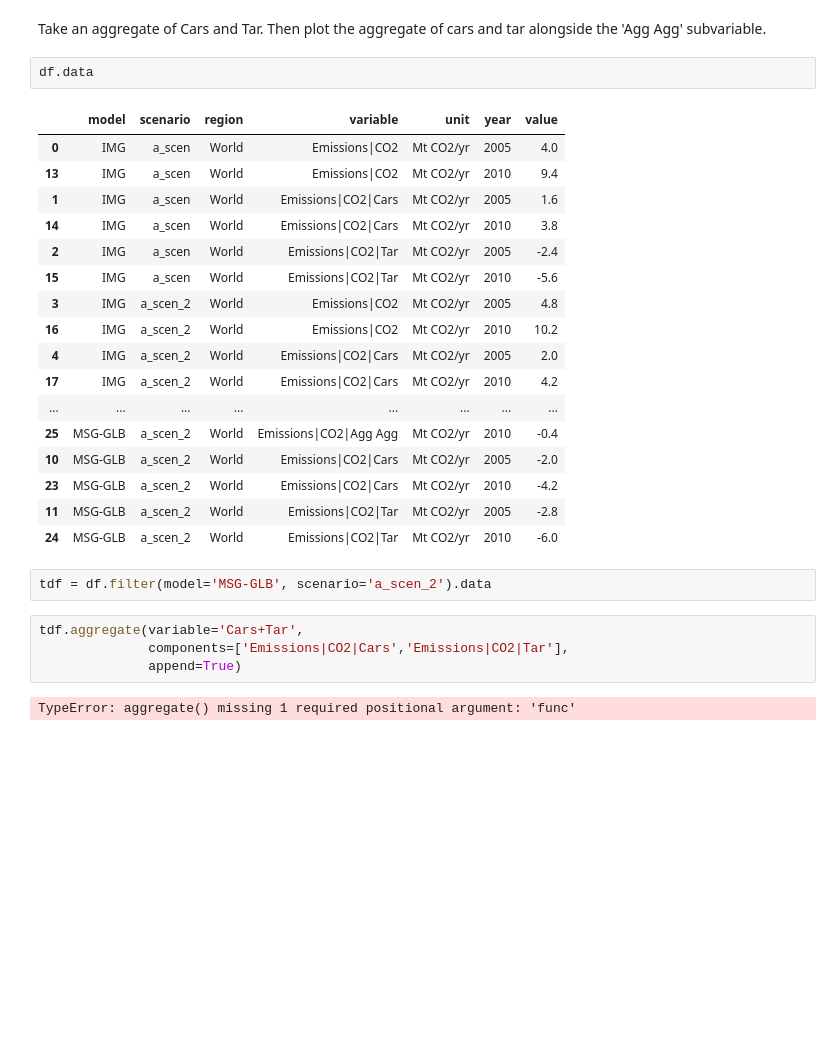
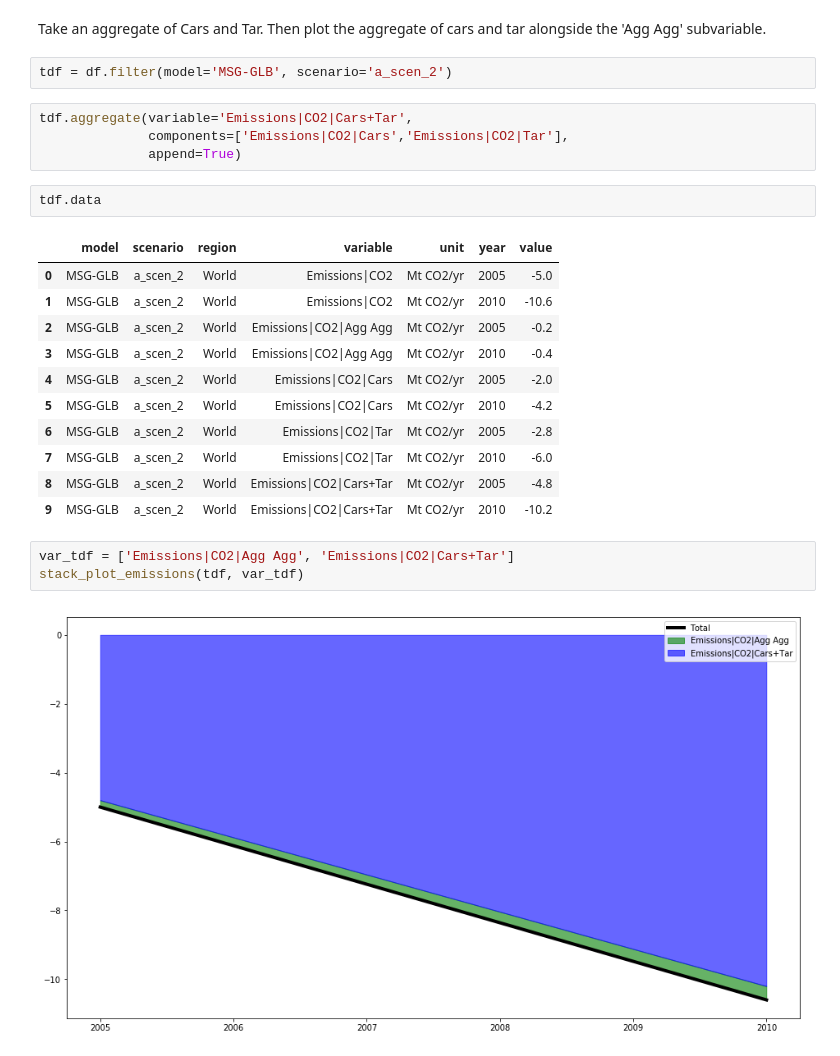
Before and after one commit to IAMconsortium/pyam, a Jupyter notebook: doc/source/tutorials/plot_aggregated_variables.ipynb, the cells around one changed output. Drawn from its saved outputs; the diff is of its cells as text; blank space fills up the shorter version.

Commit message:
Changes to plot_agg_var notebook

```diff
--- a/doc/source/tutorials/plot_aggregated_variables.ipynb
+++ b/doc/source/tutorials/plot_aggregated_variables.ipynb
@@ -250,30 +220,27 @@ stack_plot_emissions(sdf, sdf.variables())
 # %% [markdown]
 Take an aggregate of Cars and Tar. Then plot the aggregate of cars and tar alongside the 'Agg Agg' subvariable.
+# %%
+tdf = df.filter(model='MSG-GLB', scenario='a_scen_2')
+# %%
+tdf.aggregate(variable='Emissions|CO2|Cars+Tar',
+              components=['Emissions|CO2|Cars','Emissions|CO2|Tar'],
+              append=True)
 # %%
-df.data
+tdf.data
 # %% [output]
 |  | model | scenario | region | variable | unit | year | value |
-| 0 | IMG | a_scen | World | Emissions|CO2 | Mt CO2/yr | 2005 | 4.0 |
-| 13 | IMG | a_scen | World | Emissions|CO2 | Mt CO2/yr | 2010 | 9.4 |
-| 1 | IMG | a_scen | World | Emissions|CO2|Cars | Mt CO2/yr | 2005 | 1.6 |
-| 14 | IMG | a_scen | World | Emissions|CO2|Cars | Mt CO2/yr | 2010 | 3.8 |
-| 2 | IMG | a_scen | World | Emissions|CO2|Tar | Mt CO2/yr | 2005 | -2.4 |
-| 15 | IMG | a_scen | World | Emissions|CO2|Tar | Mt CO2/yr | 2010 | -5.6 |
-| 3 | IMG | a_scen_2 | World | Emissions|CO2 | Mt CO2/yr | 2005 | 4.8 |
-| 16 | IMG | a_scen_2 | World | Emissions|CO2 | Mt CO2/yr | 2010 | 10.2 |
-| 4 | IMG | a_scen_2 | World | Emissions|CO2|Cars | Mt CO2/yr | 2005 | 2.0 |
-| 17 | IMG | a_scen_2 | World | Emissions|CO2|Cars | Mt CO2/yr | 2010 | 4.2 |
-| ... | ... | ... | ... | ... | ... | ... | ... |
-| 25 | MSG-GLB | a_scen_2 | World | Emissions|CO2|Agg Agg | Mt CO2/yr | 2010 | -0.4 |
-| 10 | MSG-GLB | a_scen_2 | World | Emissions|CO2|Cars | Mt CO2/yr | 2005 | -2.0 |
-| 23 | MSG-GLB | a_scen_2 | World | Emissions|CO2|Cars | Mt CO2/yr | 2010 | -4.2 |
-| 11 | MSG-GLB | a_scen_2 | World | Emissions|CO2|Tar | Mt CO2/yr | 2005 | -2.8 |
-| 24 | MSG-GLB | a_scen_2 | World | Emissions|CO2|Tar | Mt CO2/yr | 2010 | -6.0 |
+| 0 | MSG-GLB | a_scen_2 | World | Emissions|CO2 | Mt CO2/yr | 2005 | -5.0 |
+| 1 | MSG-GLB | a_scen_2 | World | Emissions|CO2 | Mt CO2/yr | 2010 | -10.6 |
+| 2 | MSG-GLB | a_scen_2 | World | Emissions|CO2|Agg Agg | Mt CO2/yr | 2005 | -0.2 |
+| 3 | MSG-GLB | a_scen_2 | World | Emissions|CO2|Agg Agg | Mt CO2/yr | 2010 | -0.4 |
+| 4 | MSG-GLB | a_scen_2 | World | Emissions|CO2|Cars | Mt CO2/yr | 2005 | -2.0 |
+| 5 | MSG-GLB | a_scen_2 | World | Emissions|CO2|Cars | Mt CO2/yr | 2010 | -4.2 |
+| 6 | MSG-GLB | a_scen_2 | World | Emissions|CO2|Tar | Mt CO2/yr | 2005 | -2.8 |
+| 7 | MSG-GLB | a_scen_2 | World | Emissions|CO2|Tar | Mt CO2/yr | 2010 | -6.0 |
+| 8 | MSG-GLB | a_scen_2 | World | Emissions|CO2|Cars+Tar | Mt CO2/yr | 2005 | -4.8 |
+| 9 | MSG-GLB | a_scen_2 | World | Emissions|CO2|Cars+Tar | Mt CO2/yr | 2010 | -10.2 |
-# %%
-tdf = df.filter(model='MSG-GLB', scenario='a_scen_2').data
-# %%
-tdf.aggregate(variable='Cars+Tar',
-              components=['Emissions|CO2|Cars','Emissions|CO2|Tar'],
-              append=True)
-# %% [output]
-TypeError: aggregate() missing 1 required positional argument: 'func'
+# %%
+var_tdf = ['Emissions|CO2|Agg Agg', 'Emissions|CO2|Cars+Tar']
+stack_plot_emissions(tdf, var_tdf)
+# %% [output]
+[figure, added]
```
Also changed, not shown: parts of 14 cells of this notebook.
